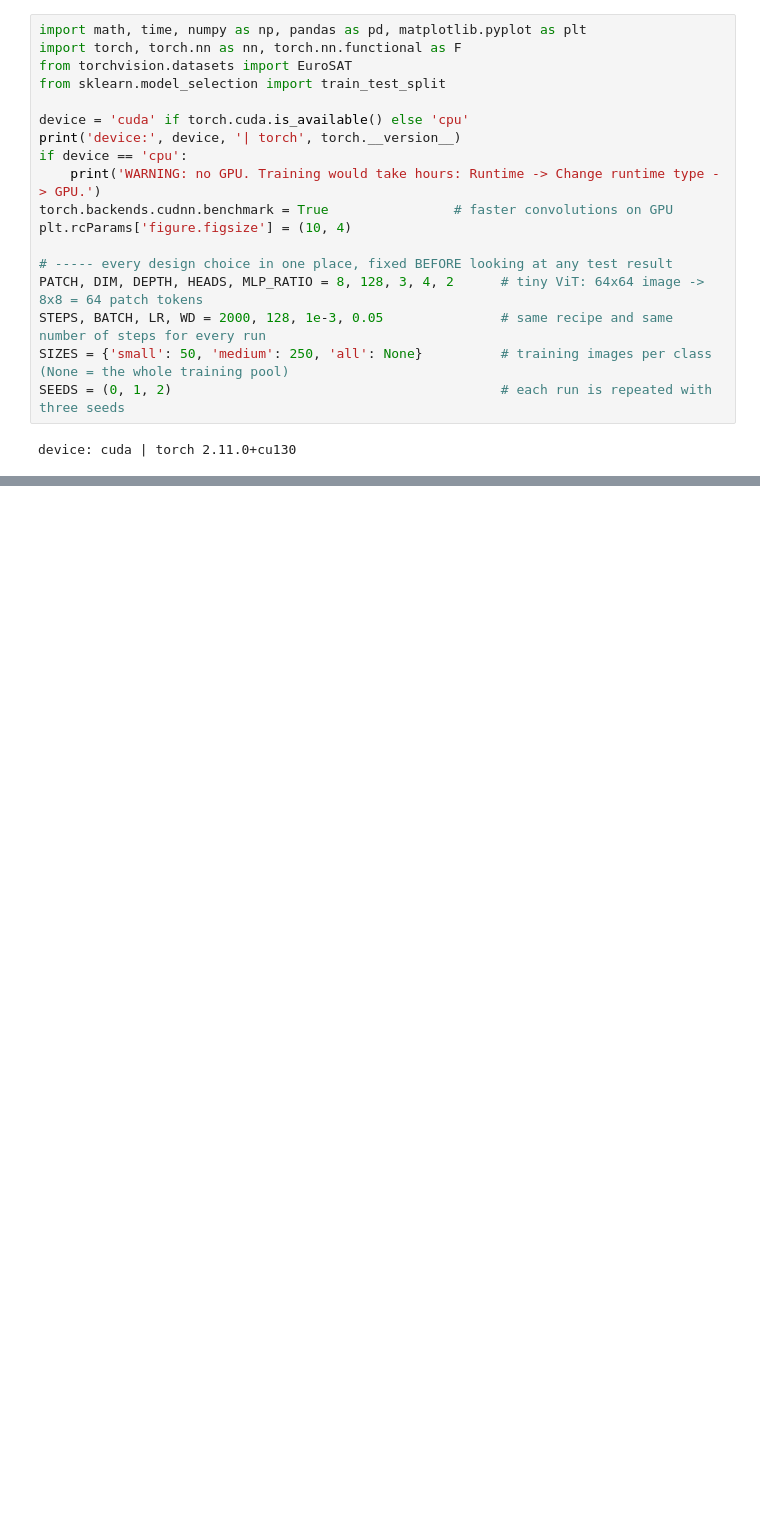
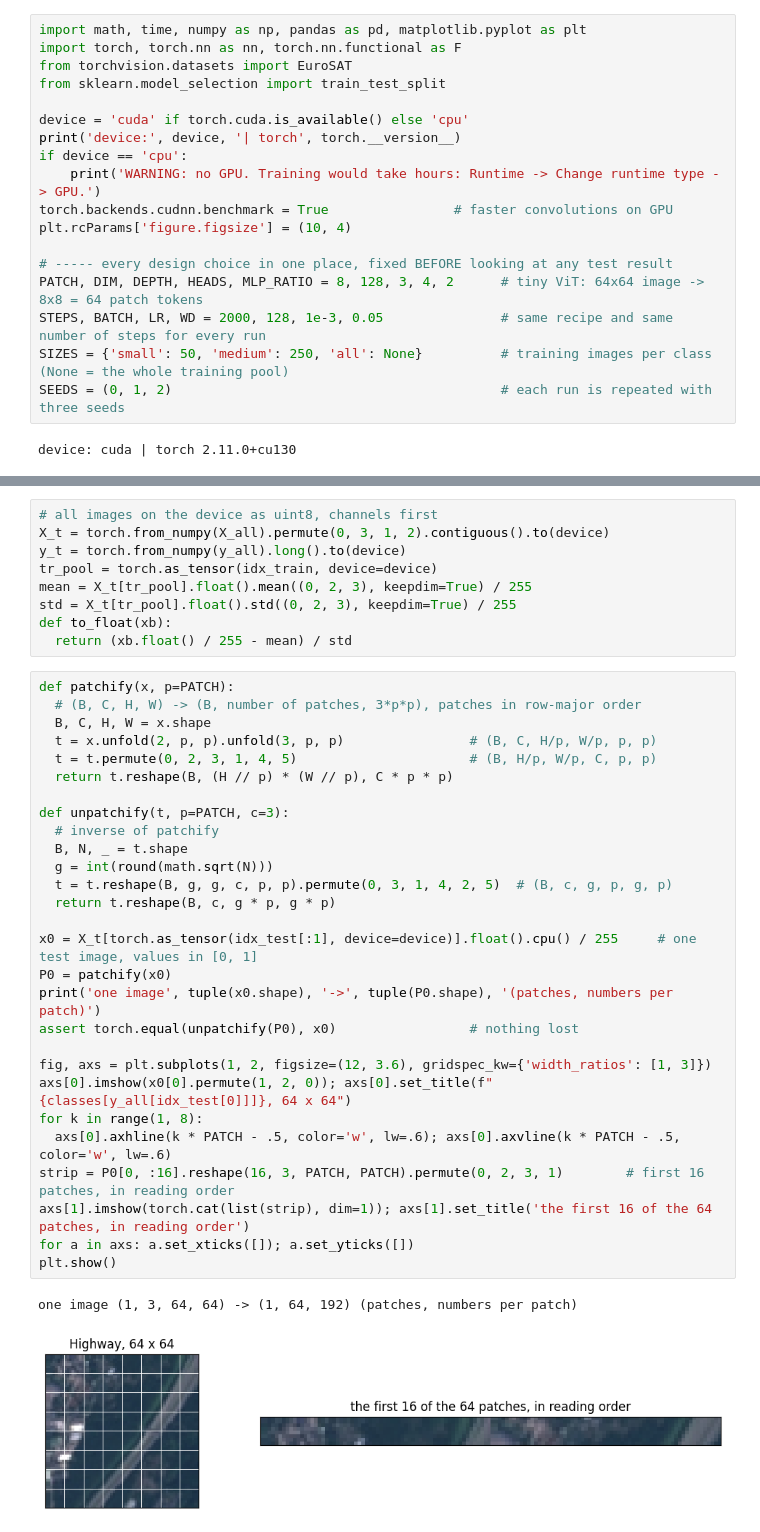
Before and after one commit to Jionary/Repository-IA, a Jupyter notebook: Notebook7_2parcial.ipynb, the cells around one changed output, grey strips where cells are left out. Saved outputs shown, nothing was run; the diff lists cells and outputs as text; blank space fills up the shorter version.

```diff
--- a/Notebook7_2parcial.ipynb
+++ b/Notebook7_2parcial.ipynb
@@ -37,0 +62,40 @@ loaded 27,000 images in 7 s; shape (27000, 64, 64, 3)
+# %%
+# all images on the device as uint8, channels first
+X_t = torch.from_numpy(X_all).permute(0, 3, 1, 2).contiguous().to(device)
+y_t = torch.from_numpy(y_all).long().to(device)
+tr_pool = torch.as_tensor(idx_train, device=device)
+mean = X_t[tr_pool].float().mean((0, 2, 3), keepdim=True) / 255
+std = X_t[tr_pool].float().std((0, 2, 3), keepdim=True) / 255
+def to_float(xb):
+  return (xb.float() / 255 - mean) / std
+# %%
+def patchify(x, p=PATCH):
+  # (B, C, H, W) -> (B, number of patches, 3*p*p), patches in row-major order
+  B, C, H, W = x.shape
+  t = x.unfold(2, p, p).unfold(3, p, p)                # (B, C, H/p, W/p, p, p)
+  t = t.permute(0, 2, 3, 1, 4, 5)                      # (B, H/p, W/p, C, p, p)
+  return t.reshape(B, (H // p) * (W // p), C * p * p)
+
+def unpatchify(t, p=PATCH, c=3):
+  # inverse of patchify
+  B, N, _ = t.shape
+  g = int(round(math.sqrt(N)))
+  t = t.reshape(B, g, g, c, p, p).permute(0, 3, 1, 4, 2, 5)  # (B, c, g, p, g, p)
+  return t.reshape(B, c, g * p, g * p)
+
+x0 = X_t[torch.as_tensor(idx_test[:1], device=device)].float().cpu() / 255     # one test image, values in [0, 1]
+P0 = patchify(x0)
+print('one image', tuple(x0.shape), '->', tuple(P0.shape), '(patches, numbers per patch)')
+assert torch.equal(unpatchify(P0), x0)                 # nothing lost
+
+fig, axs = plt.subplots(1, 2, figsize=(12, 3.6), gridspec_kw={'width_ratios': [1, 3]})
+axs[0].imshow(x0[0].permute(1, 2, 0)); axs[0].set_title(f"{classes[y_all[idx_test[0]]]}, 64 x 64")
+for k in range(1, 8):
+  axs[0].axhline(k * PATCH - .5, color='w', lw=.6); axs[0].axvline(k * PATCH - .5, color='w', lw=.6)
+strip = P0[0, :16].reshape(16, 3, PATCH, PATCH).permute(0, 2, 3, 1)        # first 16 patches, in reading order
+axs[1].imshow(torch.cat(list(strip), dim=1)); axs[1].set_title('the first 16 of the 64 patches, in reading order')
+for a in axs: a.set_xticks([]); a.set_yticks([])
+plt.show()
+# %% [output]
+one image (1, 3, 64, 64) -> (1, 64, 192) (patches, numbers per patch)
+[figure, added]
```
Also changed, not shown: parts of 5 cells of this notebook.
